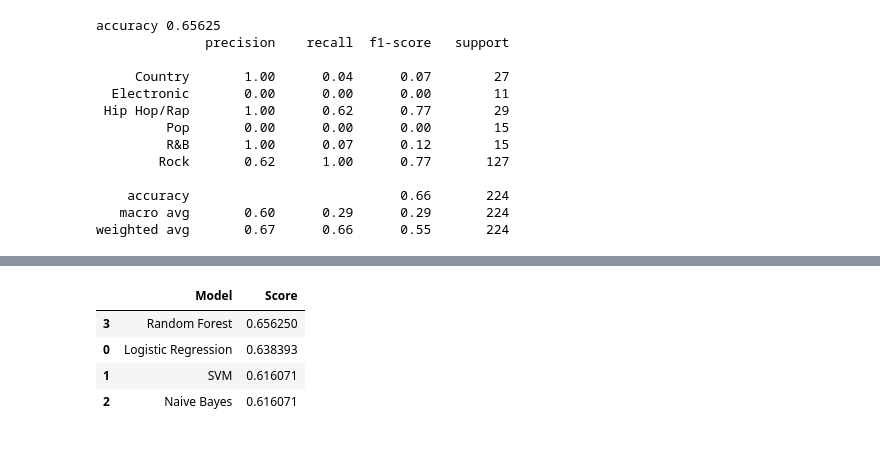
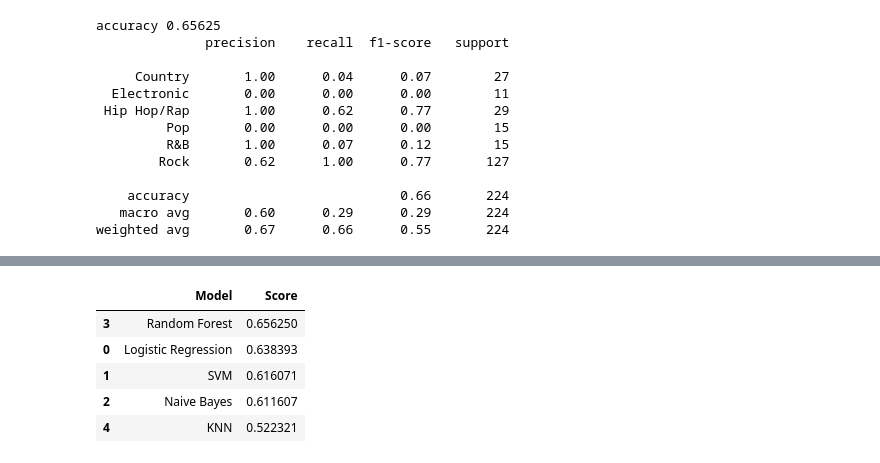
Before and after one commit to ELALAY/NLP-Music-Classification, a Jupyter notebook: Music Genres Lyrics Classification.ipynb, the cells around one changed output, grey strips where cells are left out. Cells and saved outputs as stored; diff of their text form; code cells hidden in the pictures.

```diff
--- a/Music Genres Lyrics Classification.ipynb
+++ b/Music Genres Lyrics Classification.ipynb
@@ -267,14 +268,14 @@ weighted avg       0.47      0.61      0.49       224
 # %% [markdown]
 NB_model.score()
 # %%
-#SVM - Support Vector Machine
-nbc = Pipeline([('vect', CountVectorizer(min_df=5, ngram_range=(1,2))),
+#SVM - Support Vector Machine Classifier
+svm = Pipeline([('vect', CountVectorizer(min_df=5, ngram_range=(1,2))),
                ('tfidf', TfidfTransformer()),
                ('model',LinearSVC()),
                ])
 
-nbc.fit(X_train, y_train)
+svm.fit(X_train, y_train)
 
 ytest = np.array(y_test)
-pred_y = nbc.predict(X_test)
+spreds = svm.predict(X_test)
 # %%
@@ -298,11 +299,11 @@ weighted avg       0.53      0.62      0.54       224
 #Random Forest
 rf = Pipeline([('vect', CountVectorizer(min_df=5, ngram_range=(1,2))),
                ('tfidf', TfidfTransformer()),
-               ('rf', RandomForestClassifier(n_estimators=50)),
+               ('model', RandomForestClassifier(n_estimators=50)),
                ])
 
 rf.fit(X_train, y_train)
 
 ytest = np.array(y_test)
-preds = rf.predict(X_test)
+rpreds = rf.predict(X_test)
 # %%
@@ -322,3 +323,14 @@ accuracy 0.65625
     accuracy                           0.66       224
    macro avg       0.60      0.29      0.29       224
 weighted avg       0.67      0.66      0.55       224
+# %%
+#K Nearest Neighbot
+knn = Pipeline([('vect', CountVectorizer(min_df=5, ngram_range=(1,2))),
+               ('tfidf', TfidfTransformer()),
+               ('model', KNeighborsClassifier(metric = 'cosine', n_neighbors=3)),
+               ])
+
+knn.fit(X_train, y_train)
+
+ytest = np.array(y_test)
+kpreds = knn.predict(X_test)
@@ -325,17 +354,19 @@ weighted avg       0.67      0.66      0.55       224
 # %%
 #best model
-log_acc = accuracy_score(pred, y_test)
-svm_acc = accuracy_score(pred_y, y_test)
-rf_acc = accuracy_score(preds, y_test)
-nb_acc = accuracy_score(pred_y, y_test)
+log_acc = accuracy_score(lpreds, y_test)
+svm_acc = accuracy_score(spreds, y_test)
+rf_acc = accuracy_score(rpreds, y_test)
+nb_acc = accuracy_score(npreds, y_test)
+knn_acc = accuracy_score(kpreds, y_test)
 # %%
 models = pd.DataFrame({
-                      'Model': ['Logistic Regression', 'SVM', 'Naive Bayes', 'Random Forest'],
-                      'Score': [log_acc, svm_acc, nb_acc, rf_acc,]})
+                      'Model': ['Logistic Regression', 'SVM', 'Naive Bayes', 'Random Forest', 'KNN'],
+                      'Score': [log_acc, svm_acc, nb_acc, rf_acc, knn_acc]})
 models.sort_values(by='Score', ascending=False)
 # %% [output]
 |  | Model | Score |
 | 3 | Random Forest | 0.656250 |
 | 0 | Logistic Regression | 0.638393 |
 | 1 | SVM | 0.616071 |
-| 2 | Naive Bayes | 0.616071 |
+| 2 | Naive Bayes | 0.611607 |
+| 4 | KNN | 0.522321 |
```
Also changed, not shown: parts of 15 cells of this notebook, 1 other file.
